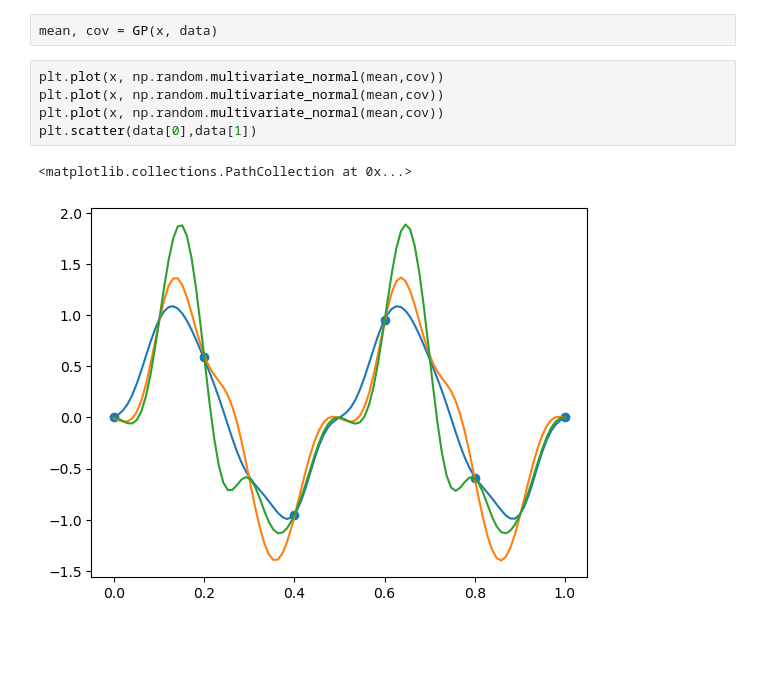
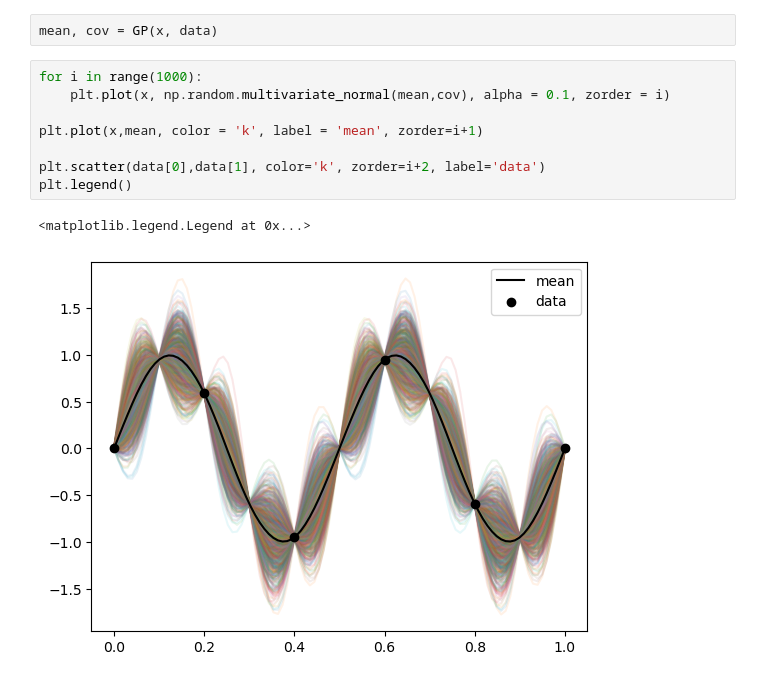
Before and after one commit to NiklasSchaaf/UQ_2023, a Jupyter notebook: homework_11/hw11_nik.ipynb, the cells around one changed output. Saved outputs shown, nothing was run; the diff lists cells and outputs as text; blank space fills up the shorter version.

```diff
--- a/homework_11/hw11_nik.ipynb
+++ b/homework_11/hw11_nik.ipynb
@@ -72,10 +91,13 @@ plt.plot(x, prior(x,x))
 # %%
 mean, cov = GP(x, data)
 # %%
-plt.plot(x, np.random.multivariate_normal(mean,cov))
-plt.plot(x, np.random.multivariate_normal(mean,cov))
-plt.plot(x, np.random.multivariate_normal(mean,cov))
-plt.scatter(data[0],data[1])
+for i in range(1000):
+    plt.plot(x, np.random.multivariate_normal(mean,cov), alpha = 0.1, zorder = i)
+
+plt.plot(x,mean, color = 'k', label = 'mean', zorder=i+1)
+
+plt.scatter(data[0],data[1], color='k', zorder=i+2, label='data')
+plt.legend()
 # %% [output]
-<matplotlib.collections.PathCollection at 0x...>
+<matplotlib.legend.Legend at 0x...>
-[figure, old version]
+[figure, new version]
```
Also changed, not shown: parts of 4 cells of this notebook.
